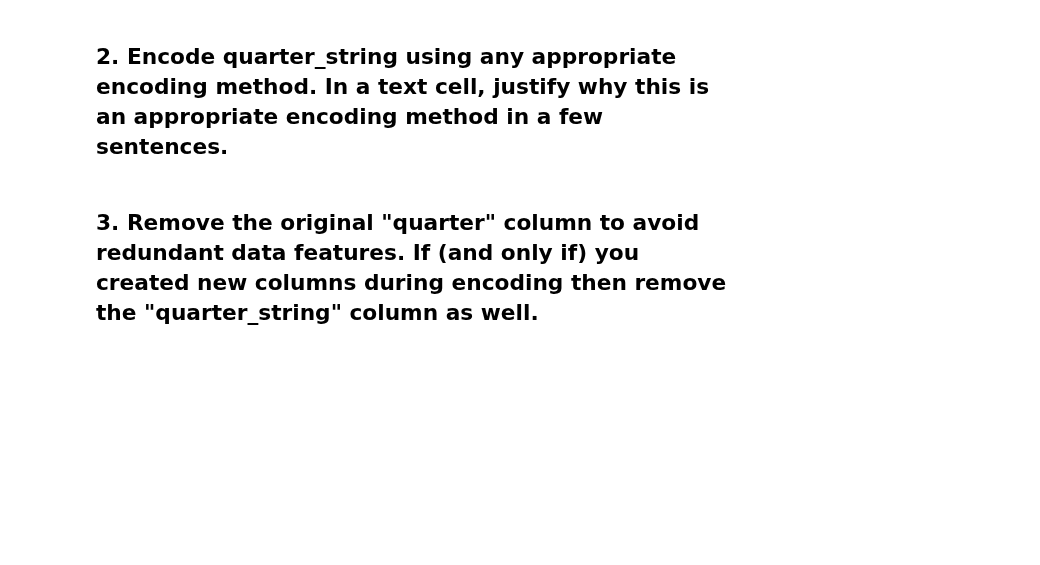
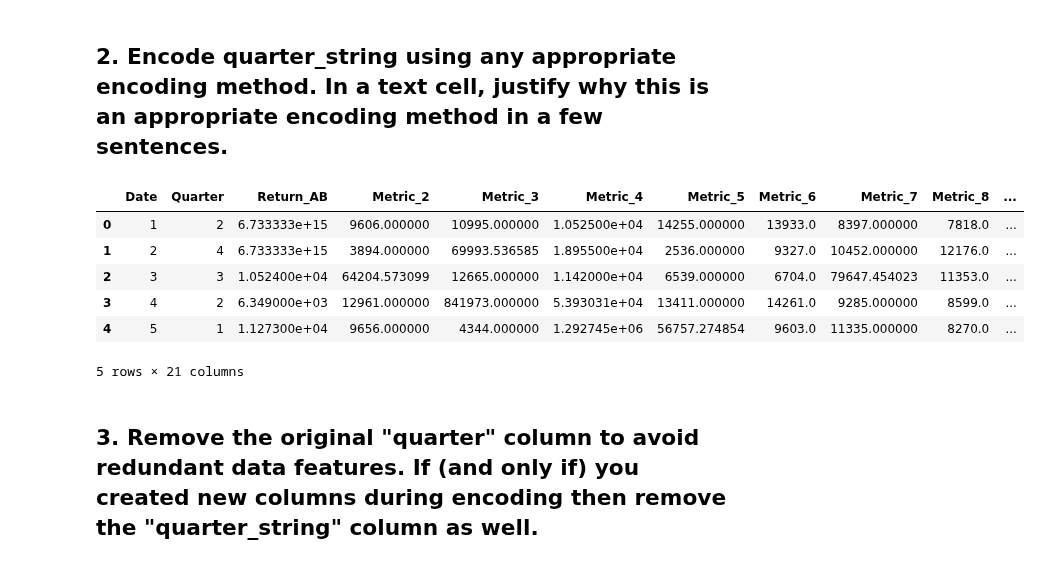
Before and after one commit to nicomontoya25/DS-3001, a Jupyter notebook: labs/Lab_2_Machine_Learning_Evaluation.ipynb, the cells around one changed output. Saved outputs shown, nothing was run; the diff lists cells and outputs as text; code cells hidden in the pictures; blank space fills up the shorter version.

```diff
--- a/labs/Lab_2_Machine_Learning_Evaluation.ipynb
+++ b/labs/Lab_2_Machine_Learning_Evaluation.ipynb
@@ -111,0 +202,5 @@ Similarly, if "quarter" contains 3, then "quarter_string" should contain. "Q-3".
+# %%
+# New column code
+df = clean_df
+df["quarter_string"] = "Q-" + df["Quarter"].astype(str)
+df[["Quarter","quarter_string"]].head()
@@ -116,3 +216,20 @@ Similarly, if "quarter" contains 3, then "quarter_string" should contain. "Q-3".
+# %%
+# Encoding code
+from sklearn.preprocessing import OneHotEncoder
+
+encoder = OneHotEncoder(sparse_output=False)
+quarter_en = encoder.fit_transform(df[["quarter_string"]])
+encoded_df = pd.DataFrame(quarter_en, columns=encoder.get_feature_names_out(["quarter_string"]))
+df = pd.concat([df, encoded_df], axis=1)
+df.head()
+# %% [output]
+|  | Date | Quarter | Return_AB | Metric_2 | Metric_3 | Metric_4 | Metric_5 | Metric_6 | Metric_7 | Metric_8 | ... |
+| 0 | 1 | 2 | 6.733333e+15 | 9606.000000 | 10995.000000 | 1.052500e+04 | 14255.000000 | 13933.0 | 8397.000000 | 7818.0 | ... |
+| 1 | 2 | 4 | 6.733333e+15 | 3894.000000 | 69993.536585 | 1.895500e+04 | 2536.000000 | 9327.0 | 10452.000000 | 12176.0 | ... |
+| 2 | 3 | 3 | 1.052400e+04 | 64204.573099 | 12665.000000 | 1.142000e+04 | 6539.000000 | 6704.0 | 79647.454023 | 11353.0 | ... |
+| 3 | 4 | 2 | 6.349000e+03 | 12961.000000 | 841973.000000 | 5.393031e+04 | 13411.000000 | 14261.0 | 9285.000000 | 8599.0 | ... |
+| 4 | 5 | 1 | 1.127300e+04 | 9656.000000 | 4344.000000 | 1.292745e+06 | 56757.274854 | 9603.0 | 11335.000000 | 8270.0 | ... |
+5 rows × 21 columns
 # %% [markdown]
 ## 3. **Remove** the original "quarter" column to avoid redundant data features. If (and only if) you created new columns during encoding then **remove** the "quarter_string" column as well.
 # %%
```
Also changed, not shown: parts of 36 cells of this notebook.
